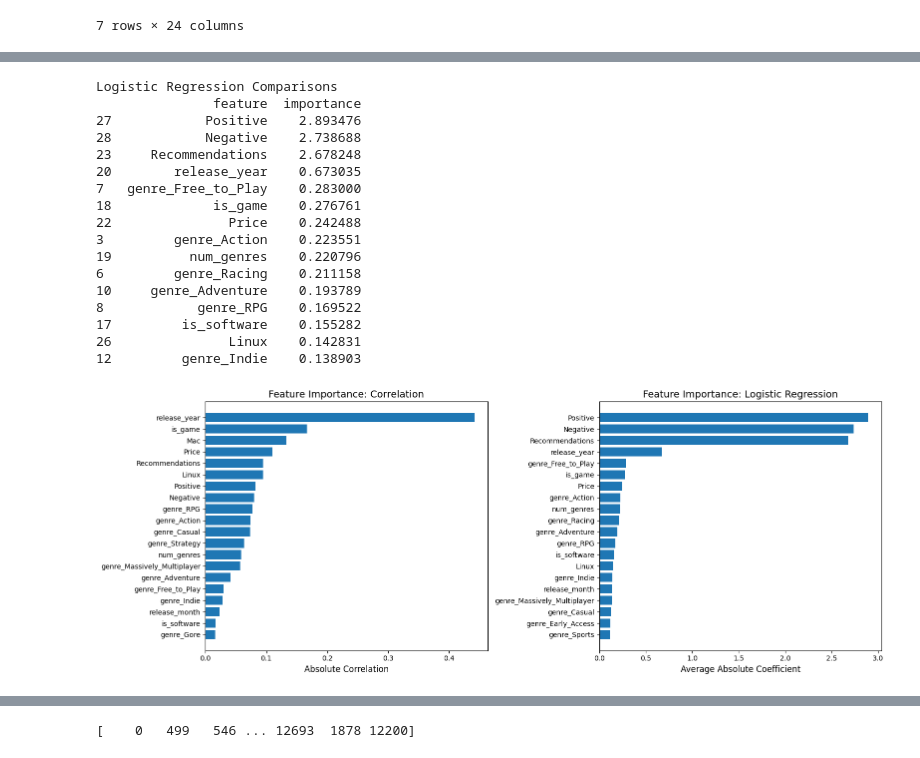
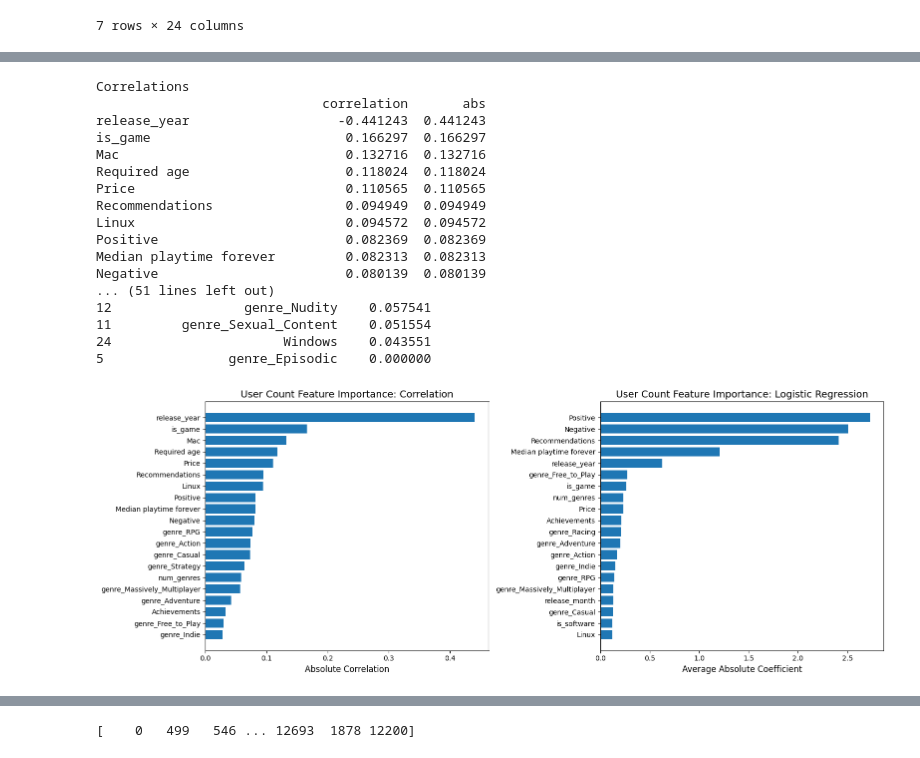
Before and after one commit to Sifi334/SteamGamesCSVparsedData, a Jupyter notebook: FinalProject.ipynb, the cells around one changed output, grey strips where cells are left out. Cells and saved outputs as stored; diff of their text form; code cells hidden in the pictures.

```diff
--- a/FinalProject.ipynb
+++ b/FinalProject.ipynb
@@ -175,13 +251,13 @@ unique_owners = df_encoded['Estimated owners'].dropna().unique()
 unique_owners_sorted = sorted(unique_owners)
 target_mapping = {value: idx for idx, value in enumerate(unique_owners_sorted)}
 
-df_encoded['target_numeric'] = df_encoded['Estimated owners'].map(target_mapping)
+df_encoded['Estimated_Owners'] = df_encoded['Estimated owners'].map(target_mapping)
 # Scale the features for better logistic regression coefficients
 feature_cols = [col for col in df_encoded.columns if col.startswith('genre_')]
-feature_cols += ['is_software', 'is_game', 'num_genres', 'release_year', 'release_month', 'Price', 'Recommendations','Windows','Mac','Linux','Positive','Negative']
+feature_cols += ['is_software', 'is_game', 'num_genres', 'release_year','release_month', 'Price', 'Recommendations','Windows','Mac','Linux','Positive','Negative','Median playtime forever','Required age','Achievements']
 
 X = df_encoded[feature_cols]
-y = df_encoded['target_numeric']
+y = df_encoded['Estimated_Owners']
 
 # Remove NaN
 mask = X.notna().all(axis=1) & y.notna()
@@ -207,60 +283,68 @@ feature_importance_scaled = pd.DataFrame({
 
 fig, axes = plt.subplots(1, 2, figsize=(16, 6))
 
-print("Logistic Regression Comparisons")
-print(feature_importance_scaled.head(15))
+
 
 #Plots below were given by AI, they don't use seaborn, The correlation one is something to keep note of, as it is the actual implementation
 
 # Plot 1: Correlation
-correlations = df_encoded[feature_cols + ['target_numeric']].corr()['target_numeric'].drop('target_numeric')
+correlations = df_encoded[feature_cols + ['Estimated_Owners']].corr()['Estimated_Owners'].drop('Estimated_Owners')
 correlations_top = correlations.abs().sort_values(ascending=False).head(20)
 axes[0].barh(range(len(correlations_top)), correlations_top.values)
 axes[0].set_yticks(range(len(correlations_top)))
 axes[0].set_yticklabels(correlations_top.index)
 axes[0].set_xlabel('Absolute Correlation', fontsize=12)
-axes[0].set_title('Feature Importance: Correlation', fontsize=14)
+axes[0].set_title('User Count Feature Importance: Correlation', fontsize=14)
 axes[0].invert_yaxis()
 
+#Episodic is na in initial sample
+corr_df = correlations.dropna().rename('correlation').to_frame()
+corr_df['abs'] = corr_df['correlation'].abs()
+corr_df = corr_df.sort_values('abs', ascending=False)
+print("Correlations")
+print(corr_df)
 # Plot 2: Logistic Regression Coefficients, only takes head of the logistic regression that is set into importance scale dataframe.
 importance_top = feature_importance_scaled.head(20)
 axes[1].barh(range(len(importance_top)), importance_top['importance'].values)
 axes[1].set_yticks(range(len(importance_top)))
 axes[1].set_yticklabels(importance_top['feature'])
 axes[1].set_xlabel('Average Absolute Coefficient', fontsize=12)
-axes[1].set_title('Feature Importance: Logistic Regression', fontsize=14)
+axes[1].set_title('User Count Feature Importance: Logistic Regression', fontsize=14)
 axes[1].invert_yaxis()
+
+print("Logistic Regression Comparisons")
+print(feature_importance_scaled)
 
 plt.tight_layout()
 plt.show()
 
 #Given the ifnormation, Recommendations have a weirdly high importance, which can make sense as when having a highly capable game it would likely get
 #a good amount of recommendations. (For context, Recommendations is a total suggestions, positive or negative for a game, I believe)
 
 #Weirdly Correlation code doesn't notice a correlation with positive and negative reviews for player count! It seems correlation is genuinely more
 # reliable.
 
 #more fun to acknowedlge though is the correlation with specifically Release_Year (Despite it making sense), Mac in correlation, Price
 # and the genres for Action, Adventure, RPG, etc.
 # %% [output]
-Logistic Regression Comparisons
-               feature  importance
-27            Positive    2.893476
-28            Negative    2.738688
-23     Recommendations    2.678248
-20        release_year    0.673035
-7   genre_Free_to_Play    0.283000
-18             is_game    0.276761
-22               Price    0.242488
-3         genre_Action    0.223551
-19          num_genres    0.220796
-6         genre_Racing    0.211158
-10     genre_Adventure    0.193789
-8            genre_RPG    0.169522
-17         is_software    0.155282
-26               Linux    0.142831
-12         genre_Indie    0.138903
+Correlations
+                             correlation       abs
+release_year                   -0.441243  0.441243
+is_game                         0.166297  0.166297
+Mac                             0.132716  0.132716
+Required age                    0.118024  0.118024
+Price                           0.110565  0.110565
+Recommendations                 0.094949  0.094949
+Linux                           0.094572  0.094572
+Positive                        0.082369  0.082369
+Median playtime forever         0.082313  0.082313
+Negative                        0.080139  0.080139
+... (51 lines left out)
+12                 genre_Nudity    0.057541
+11         genre_Sexual_Content    0.051554
+24                      Windows    0.043551
+5                genre_Episodic    0.000000
-[figure, old version]
+[figure, new version]
 # %%
 #Now that we can see the correlation and a logistic regression model of the user count, how about checking something else that could be
 # an output value like Median playtime forever?
```
Also changed, not shown: parts of 16 cells of this notebook.
